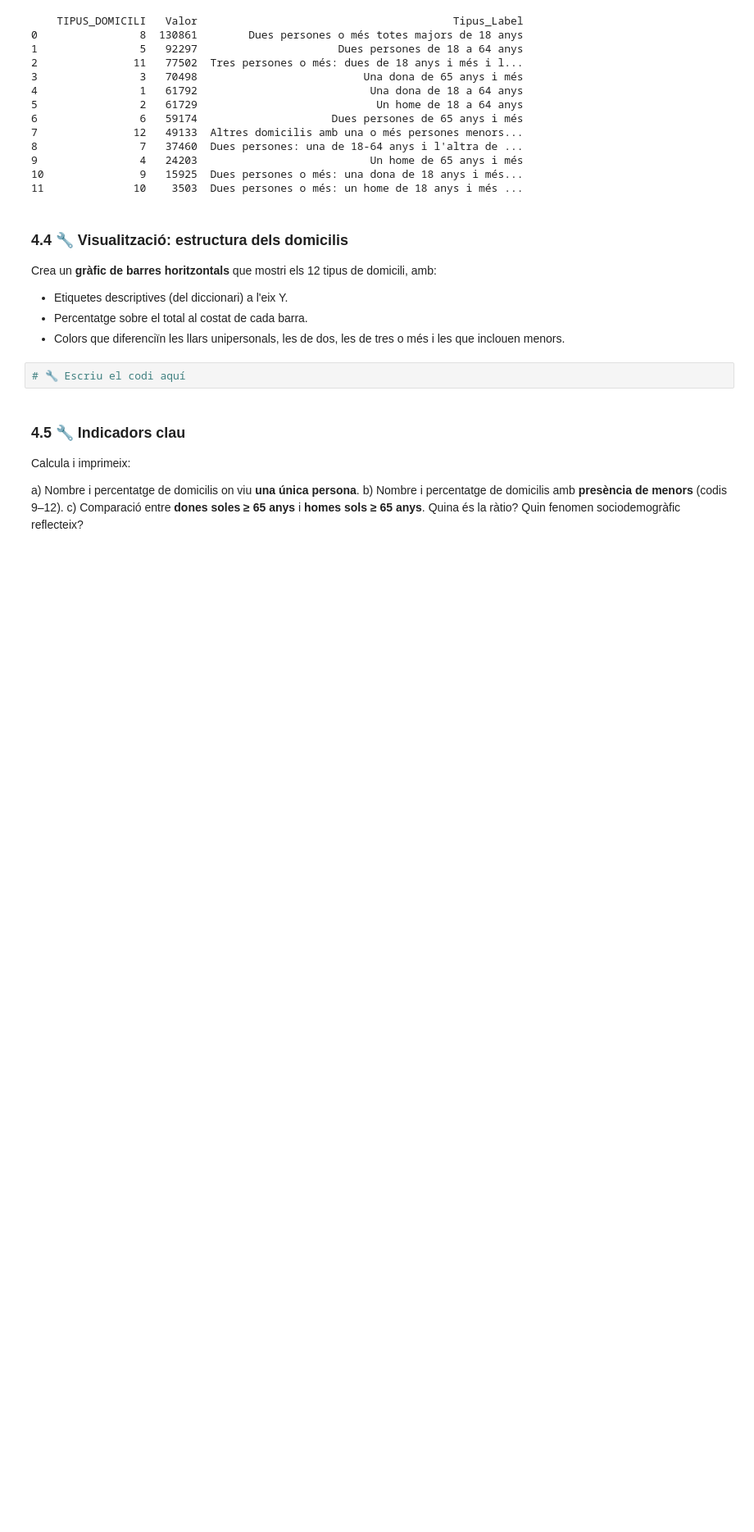
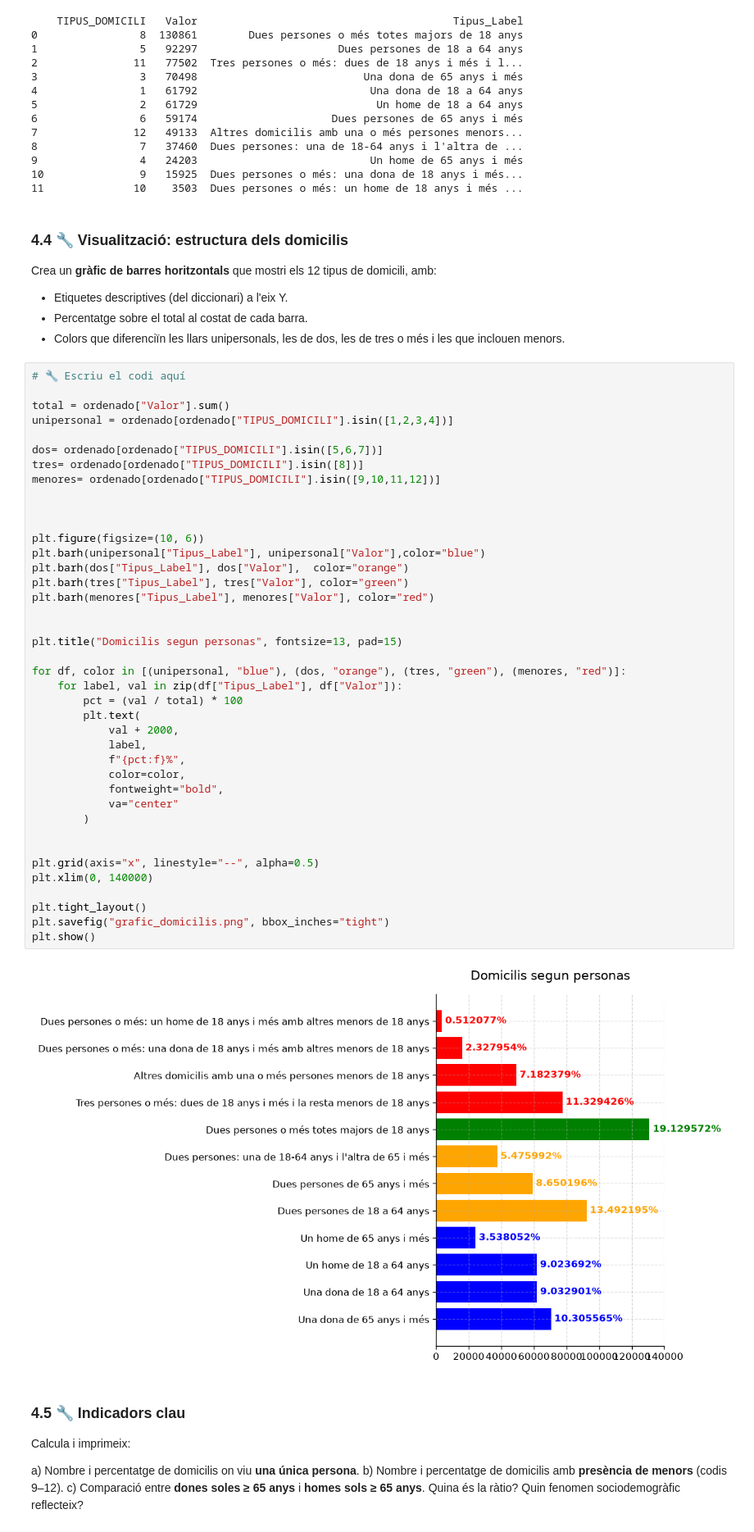
Before and after one commit to KevinBravoLascano/tanoca_p1, a Jupyter notebook: pràctica 1/pra╠Çctica 1/exercici1.ipynb, the cells around one changed output. Shown at 82% size. Cells and saved outputs as stored; diff of their text form; blank space fills up the shorter version.

```diff
--- a/pràctica 1/pra╠Çctica 1/exercici1.ipynb
+++ b/pràctica 1/pra╠Çctica 1/exercici1.ipynb
@@ -761,6 +761,46 @@ de domicili, amb:
   i les que inclouen menors.
 # %%
 # 🔧 Escriu el codi aquí
+
+total = ordenado["Valor"].sum()
+unipersonal = ordenado[ordenado["TIPUS_DOMICILI"].isin([1,2,3,4])]
+
+dos= ordenado[ordenado["TIPUS_DOMICILI"].isin([5,6,7])]
+tres= ordenado[ordenado["TIPUS_DOMICILI"].isin([8])]
+menores= ordenado[ordenado["TIPUS_DOMICILI"].isin([9,10,11,12])]
+
+
+
+plt.figure(figsize=(10, 6))
+plt.barh(unipersonal["Tipus_Label"], unipersonal["Valor"],color="blue")
+plt.barh(dos["Tipus_Label"], dos["Valor"],  color="orange")
+plt.barh(tres["Tipus_Label"], tres["Valor"], color="green")
+plt.barh(menores["Tipus_Label"], menores["Valor"], color="red")
+
+
+plt.title("Domicilis segun personas", fontsize=13, pad=15)
+
+for df, color in [(unipersonal, "blue"), (dos, "orange"), (tres, "green"), (menores, "red")]:
+    for label, val in zip(df["Tipus_Label"], df["Valor"]):
+        pct = (val / total) * 100
+        plt.text(
+            val + 2000,
+            label,
+            f"{pct:f}%",
+            color=color,
+            fontweight="bold",
+            va="center"
+        )
+
+
+plt.grid(axis="x", linestyle="--", alpha=0.5)
+plt.xlim(0, 140000)
+
+plt.tight_layout()
+plt.savefig("grafic_domicilis.png", bbox_inches="tight")
+plt.show()
+# %% [output]
+[figure, added]
 # %% [markdown]
 ### 4.5 🔧 Indicadors clau
 
```
Also changed, not shown: parts of 1 cell of this notebook, 1 other file.
